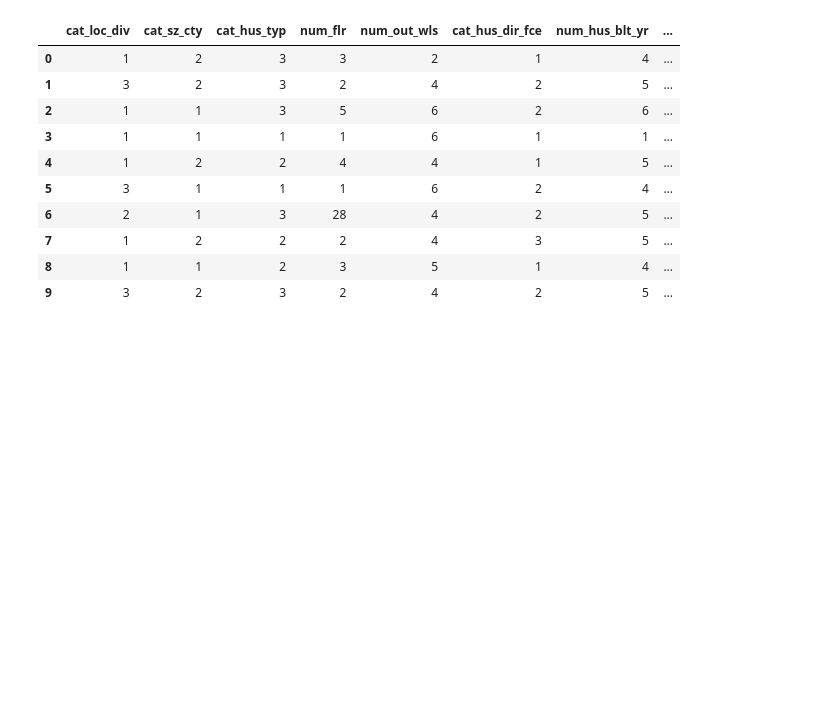
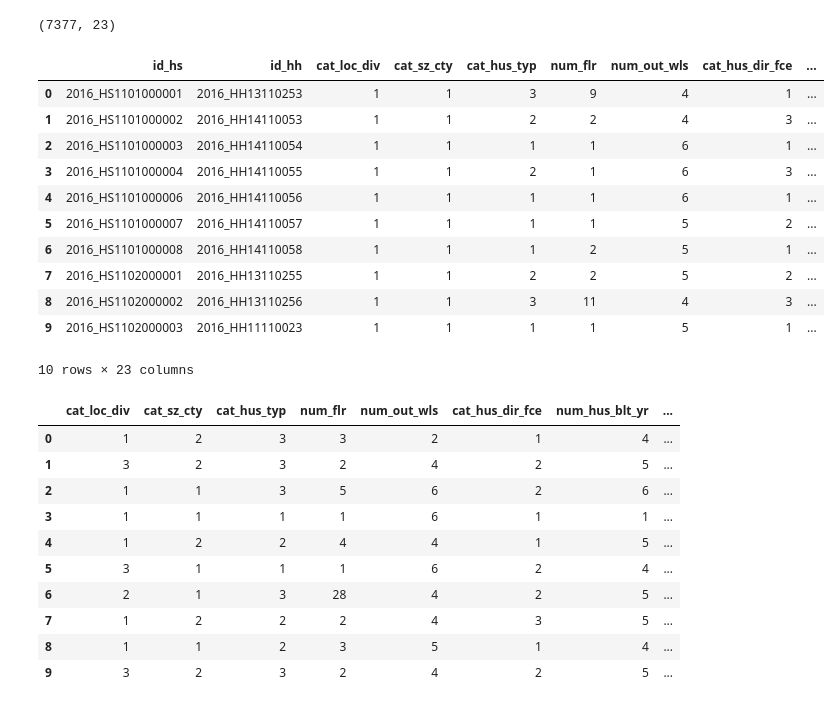
Before and after one commit to hosig0204/UCL_2021_BENV0091_Energy_Data_Analysis, a Jupyter notebook: 005_Linear_Regression_Lasso_CV.ipynb, the cells around one changed output. Saved outputs shown, nothing was run; the diff lists cells and outputs as text; code cells hidden in the pictures; blank space fills up the shorter version.

```diff
--- a/005_Linear_Regression_Lasso_CV.ipynb
+++ b/005_Linear_Regression_Lasso_CV.ipynb
@@ -20,3 +57,22 @@ str_path_test_data = "./data/sKor_data_tot_test.csv"
+# %%
+# Import merged data (total)
+df_raw_tot = pd.read_csv(str_path_data_tot, index_col= 0)
+print(df_raw_tot.shape)
+df_raw_tot.head(10)
+# %% [output]
+(7377, 23)
+|  | id_hs | id_hh | cat_loc_div | cat_sz_cty | cat_hus_typ | num_flr | num_out_wls | cat_hus_dir_fce | ... |
+| 0 | 2016_HS1101000001 | 2016_HH13110253 | 1 | 1 | 3 | 9 | 4 | 1 | ... |
+| 1 | 2016_HS1101000002 | 2016_HH14110053 | 1 | 1 | 2 | 2 | 4 | 3 | ... |
+| 2 | 2016_HS1101000003 | 2016_HH14110054 | 1 | 1 | 1 | 1 | 6 | 1 | ... |
+| 3 | 2016_HS1101000004 | 2016_HH14110055 | 1 | 1 | 2 | 1 | 6 | 3 | ... |
+| 4 | 2016_HS1101000006 | 2016_HH14110056 | 1 | 1 | 1 | 1 | 6 | 1 | ... |
+| 5 | 2016_HS1101000007 | 2016_HH14110057 | 1 | 1 | 1 | 1 | 5 | 2 | ... |
+| 6 | 2016_HS1101000008 | 2016_HH14110058 | 1 | 1 | 1 | 2 | 5 | 1 | ... |
+| 7 | 2016_HS1102000001 | 2016_HH13110255 | 1 | 1 | 2 | 2 | 5 | 2 | ... |
+| 8 | 2016_HS1102000002 | 2016_HH13110256 | 1 | 1 | 3 | 11 | 4 | 3 | ... |
+| 9 | 2016_HS1102000003 | 2016_HH11110023 | 1 | 1 | 1 | 1 | 5 | 1 | ... |
+10 rows × 23 columns
 # %%
 # Read training data set
 df_raw_train = pd.read_csv(str_path_train_data, index_col= 0)
```
Also changed, not shown: parts of 8 cells of this notebook.
